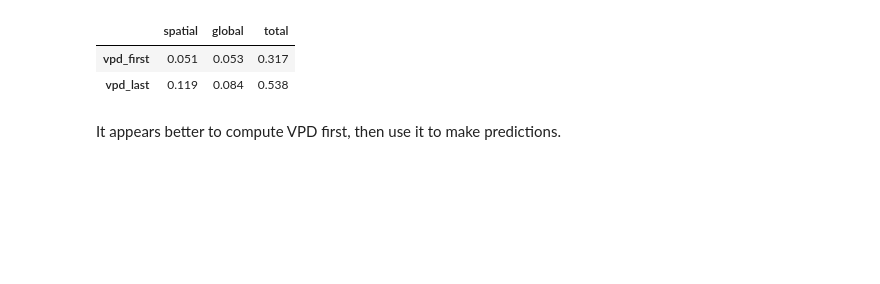
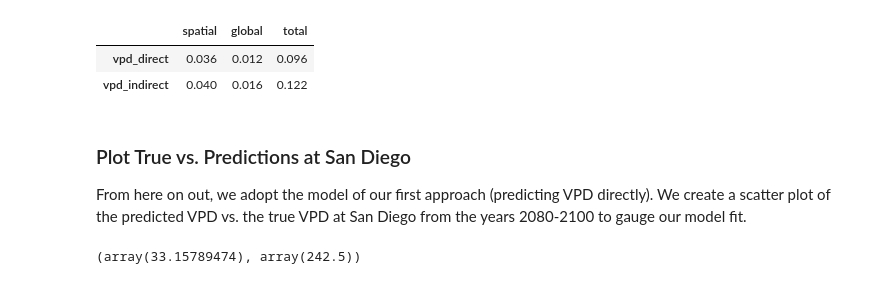
Before and after one commit to njbrodie/DSC180B-B03, a Jupyter notebook: vpd_linear.ipynb, the cells around one changed output. Saved outputs shown, nothing was run; the diff lists cells and outputs as text; code cells hidden in the pictures; blank space fills up the shorter version.

```diff
--- a/vpd_linear.ipynb
+++ b/vpd_linear.ipynb
@@ -53,5 +56,11 @@ train_scenarios = ['historical', 'ssp126', 'ssp370', 'ssp585']
 # %%
+# load and compute VPD for train and test data
 hursTrain = xr.concat([xr.open_dataset(f'vpd_data/hurs_{s}.nc') for s in train_scenarios]
     , dim='time')
 tasTrain = xr.concat([xr.open_dataset(f'vpd_data/tas_{s}.nc') for s in train_scenarios]
     , dim='time')
+vpdTrain = get_vpd(hursTrain.hurs, tasTrain.tas).to_dataset(name='vpd')
+
+hursTest = xr.open_dataset('vpd_data/hurs_ssp245.nc')
+tasTest = xr.open_dataset('vpd_data/tas_ssp245.nc')
+vpdTest = get_vpd(hursTest.hurs, tasTest.tas).to_dataset(name='vpd')
@@ -83,4 +95,8 @@ test_input = (ytest['tas']
 # %%
-# create model
-model_vpd = LinearRegression(fit_intercept=False)
-model_vpd.fit(global_mean_temp, Xtrain.vpd.stack(dim=['lat','lon']))
+# fit model on VPD
+# need to fit intercept
+model_vpd = LinearRegression(fit_intercept=True)
+model_vpd.fit(global_mean_temp, vpdTrain.vpd.stack(dim=['lat','lon']))
+
+# get predictions
+output_vpd = model_vpd.predict(test_input).reshape(86,96,144)
@@ -93,3 +103,15 @@ Now we fit a model predicting variables, then using it to calculate VPD.
 # %%
-model_hurs = LinearRegression(fit_intercept=False)
+# fit model on humidity
+model_hurs = LinearRegression(fit_intercept=True)
 model_hurs.fit(global_mean_temp, hursTrain.hurs.stack(dim=['lat','lon']))
+
+# fit model on temperature
+model_tas = LinearRegression(fit_intercept=True)
+model_tas.fit(global_mean_temp, tasTrain.tas.stack(dim=['lat','lon']))
+
+# get humidity and temperature predictions
+output_hurs = model_hurs.predict(test_input).reshape(86,96,144)
+output_tas = model_tas.predict(test_input).reshape(86,96,144)
+
+# compute VPD
+output_postvpd = get_vpd(output_hurs, output_tas)
@@ -108,21 +121,27 @@ output_postvpd = get_vpd(output_hurs, output_tas)
 # %%
 nrmses = [
     [
-        get_nrmse_spatial(vpd245.vpd, out),
-        get_nrmse_global(vpd245.vpd, out),
-        get_nrmse(vpd245.vpd, out)
+        get_nrmse_spatial(vpdTest.vpd, out),
+        get_nrmse_global(vpdTest.vpd, out),
+        get_nrmse(vpdTest.vpd, out)
     ]
     for out in [output_vpd, output_postvpd]
 ]
 
-nrmse_table = pd.DataFrame(data=nrmses, index=['vpd_first', 'vpd_last'], columns=['spatial', 'global', 'total']).round(3)
+nrmse_table = pd.DataFrame(
+    data=nrmses,
+    index=['vpd_direct', 'vpd_indirect'],
+    columns=['spatial', 'global', 'total']
+).round(3)
+
 nrmse_table
 # %% [output]
 |  | spatial | global | total |
-| vpd_first | 0.051 | 0.053 | 0.317 |
-| vpd_last | 0.119 | 0.084 | 0.538 |
+| vpd_direct | 0.036 | 0.012 | 0.096 |
+| vpd_indirect | 0.040 | 0.016 | 0.122 |
-# %% [markdown]
-It appears better to compute VPD first, then use it to make predictions.
+# %% [markdown]
+### Plot True vs. Predictions at San Diego
+From here on out, we adopt the model of our first approach (predicting VPD directly). We create a scatter plot of the predicted VPD vs. the true VPD at San Diego from the years 2080-2100 to gauge our model fit.
 # %%
 # turn output into dataarray to plot
 xr_output=xr.Dataset(
@@ -134,0 +151,7 @@ proj = ccrs.PlateCarree()
+# %%
+# san diego location is (lat = 32.7W, lon = 117.6N)
+sd_lat = xr_output.lat[65]
+sd_lon = xr_output.lon[97] # 360-117.6
+sd_lat.data, sd_lon.data
+# %% [output]
+(array(33.15789474), array(242.5))
```
Also changed, not shown: parts of 33 cells of this notebook.
